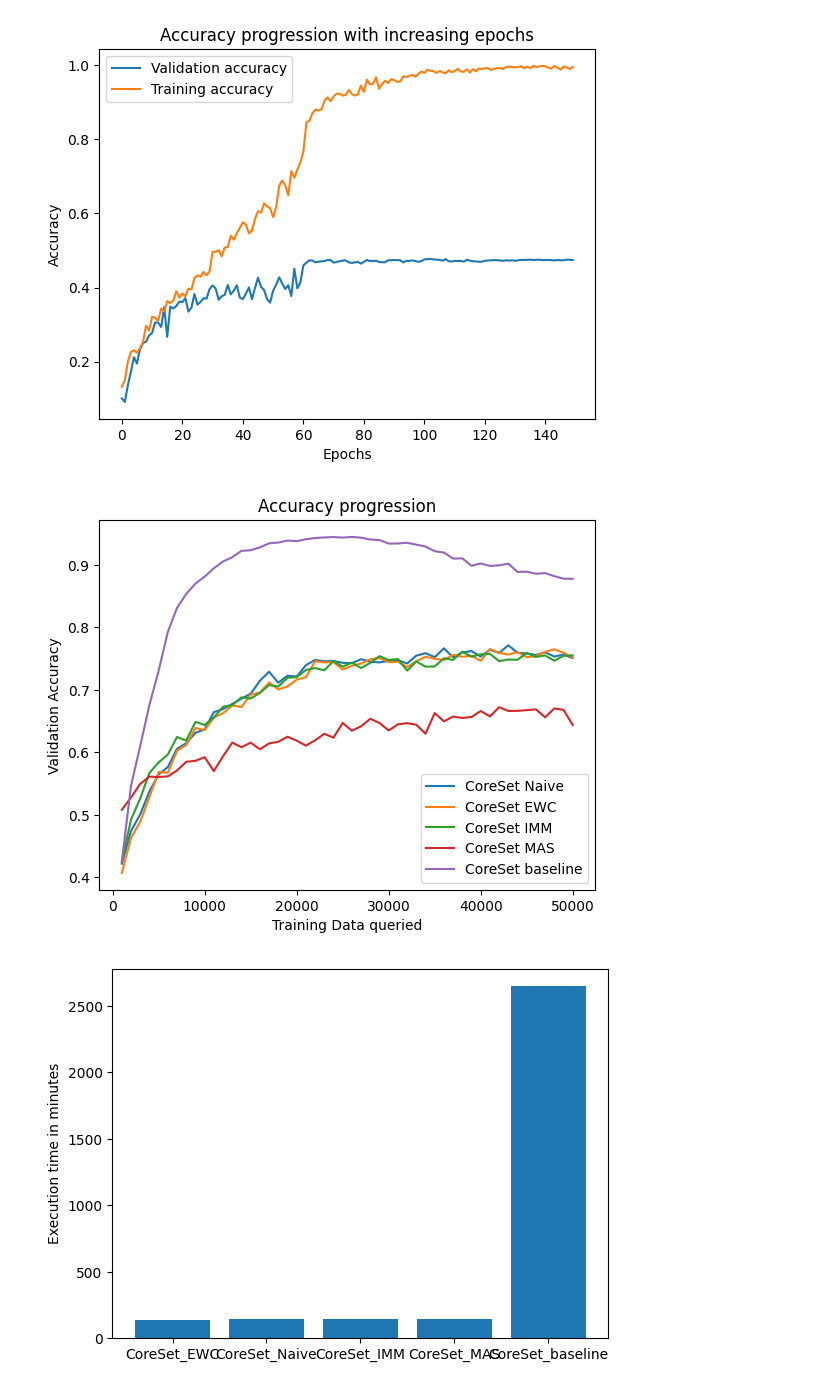
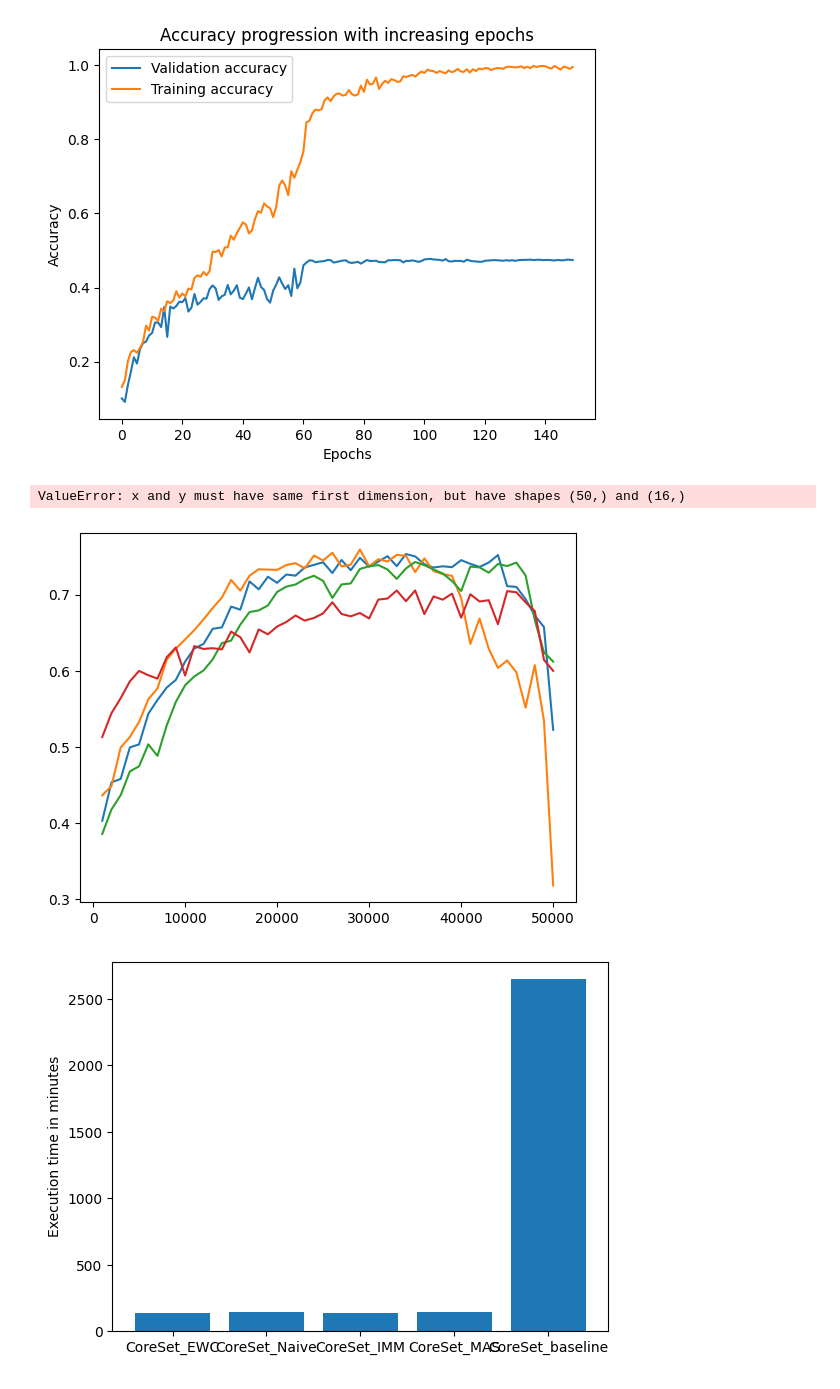
Before and after one commit to FelixMoeller3/calms, a Jupyter notebook: src/evaluation/eval_model_stealing.ipynb, the cells around one changed output. Cells and saved outputs as stored; diff of their text form; code cells hidden in the pictures.

```diff
--- a/src/evaluation/eval_model_stealing.ipynb
+++ b/src/evaluation/eval_model_stealing.ipynb
@@ -630,42 +630,43 @@ Random_MAS = [0.5414, 0.5645, 0.5589, 0.5623, 0.5652, 0.5741, 0.598, 0.5971, 0.5
 Random_IMM = [0.4857, 0.5547, 0.5831, 0.5956, 0.6216, 0.6383, 0.6498, 0.6518, 0.6577, 0.6754, 0.6738, 0.6781, 0.6843, 0.6889, 0.7036, 0.7004, 0.7142, 0.7173, 0.725, 0.7261, 0.7345, 0.7453, 0.7396, 0.7451, 0.7488, 0.7502, 0.7541, 0.7501, 0.7701, 0.7513, 0.7707, 0.7645, 0.7665, 0.7754, 0.7732, 0.7729, 0.7759, 0.7785, 0.7851, 0.7865, 0.7939, 0.7874, 0.7912, 0.7934, 0.7912, 0.7941, 0.7836, 0.7988, 0.7906, 0.7912]
 Random_EWC = [0.4123, 0.4601, 0.4994, 0.5196, 0.5613, 0.5722, 0.5864, 0.5906, 0.6204, 0.6174, 0.619, 0.6358, 0.6455, 0.6424, 0.6498, 0.6439, 0.6558, 0.6612, 0.6552, 0.6731, 0.683, 0.6875, 0.6685, 0.6848, 0.6958, 0.7021, 0.6915, 0.6986, 0.6998, 0.707, 0.716, 0.7361, 0.7173, 0.7249, 0.731, 0.7265, 0.7375, 0.7341, 0.7317, 0.7531, 0.7492, 0.7464, 0.7685, 0.7526, 0.7579, 0.7631, 0.7754, 0.7575, 0.7719, 0.7635]
 Random_Naive = [0.4063, 0.4614, 0.5059, 0.5256, 0.557, 0.5725, 0.5865, 0.5933, 0.607, 0.633, 0.6288, 0.651, 0.6434, 0.6495, 0.6543, 0.6468, 0.6534, 0.6702, 0.6732, 0.6879, 0.6936, 0.6921, 0.6888, 0.7023, 0.6932, 0.7119, 0.7183, 0.7211, 0.7351, 0.7287, 0.7367, 0.7387, 0.7388, 0.7347, 0.7535, 0.7519, 0.7619, 0.7633, 0.7612, 0.768, 0.7665, 0.765, 0.7752, 0.7744, 0.7864, 0.778, 0.7652, 0.7758, 0.7849, 0.7888]
 
 Bald_Naive = [0.4324, 0.4378, 0.4665, 0.5005, 0.5089, 0.5644, 0.5508, 0.5928, 0.5972, 0.6058, 0.6043, 0.6308, 0.6265, 0.6652, 0.6673, 0.6862, 0.6393, 0.6988, 0.6758, 0.6993, 0.6869, 0.6876, 0.7217, 0.7227, 0.7123, 0.7175, 0.7038, 0.7205, 0.7143, 0.7083, 0.6987, 0.7079, 0.6903, 0.6733, 0.7192, 0.7325, 0.7149, 0.695, 0.6963, 0.6547, 0.5834, 0.5881, 0.5515, 0.5206, 0.5775, 0.5436, 0.6089, 0.5544, 0.571, 0.5166]
 Bald_EWC = [0.3978, 0.3948, 0.43, 0.4806, 0.4955, 0.5053, 0.5357, 0.5551, 0.5925, 0.5772, 0.6215, 0.6393, 0.6403, 0.6302, 0.6834, 0.6393, 0.692, 0.6704, 0.7094, 0.7027, 0.7131, 0.6922, 0.718, 0.712, 0.7206, 0.7226, 0.7319, 0.7244, 0.7313, 0.7316, 0.722, 0.7321, 0.7307, 0.7176, 0.7034, 0.7109, 0.719, 0.7016, 0.6918, 0.6942, 0.6551, 0.5919, 0.5106, 0.5204, 0.5209, 0.5677, 0.4936, 0.5382, 0.5794, 0.4456]
 Bald_IMM = [0.4355, 0.4138, 0.502, 0.5221, 0.5394, 0.5638, 0.5595, 0.6165, 0.5828, 0.6025, 0.6324, 0.6185, 0.6421, 0.6194, 0.6366, 0.6619, 0.6727, 0.6955, 0.6946, 0.7082, 0.7065, 0.7132, 0.6897, 0.7108, 0.6785, 0.7135, 0.7063, 0.7199, 0.6798, 0.6975, 0.6636, 0.6849, 0.6763, 0.7039, 0.7004, 0.6898, 0.6051, 0.6457, 0.6089, 0.658, 0.6492, 0.6565, 0.6567, 0.664, 0.6279, 0.6187, 0.6265, 0.5885, 0.5525, 0.5123]
 Bald_MAS = [0.5207, 0.5282, 0.5447, 0.5572, 0.5472, 0.5633, 0.5729, 0.5852, 0.5738, 0.6018, 0.5938, 0.5967, 0.5983, 0.5871, 0.5986, 0.5791, 0.5994, 0.617, 0.6251, 0.624, 0.631, 0.631, 0.6186, 0.6444, 0.6322, 0.6614, 0.6569, 0.6314, 0.6538, 0.6563, 0.6577, 0.652, 0.6316, 0.619, 0.656, 0.663, 0.6641, 0.6721, 0.6636, 0.6752, 0.6837, 0.6651, 0.6513, 0.6449, 0.6614, 0.6662, 0.6541, 0.6412, 0.6411, 0.5745]
 
 CoreSet_IMM = [0.4094, 0.4555, 0.4987, 0.5291, 0.5659, 0.5861, 0.6039, 0.5985, 0.6214, 0.6301, 0.647, 0.6541, 0.6704, 0.655, 0.6707, 0.6868, 0.625, 0.6752, 0.6865, 0.6972, 0.6692, 0.6511, 0.611, 0.6697, 0.6499, 0.7006, 0.5958, 0.7153, 0.7301, 0.7242, 0.7293, 0.7292, 0.7328, 0.7245, 0.7195, 0.6867, 0.6573, 0.7162, 0.7137, 0.7341, 0.7205, 0.7254, 0.6728, 0.702, 0.6982, 0.7027, 0.6457, 0.6343, 0.6734, 0.4869]
-CoreSet_MAS =  [0.5083, 0.5279, 0.5499, 0.5614, 0.5607, 0.5618, 0.5712, 0.5851, 0.5867, 0.5925, 0.5702, 0.594, 0.6158, 0.6085, 0.6157, 0.6052, 0.6145, 0.6171, 0.6252, 0.6189, 0.611, 0.6195, 0.6299, 0.6237, 0.6473, 0.6347, 0.642, 0.6539, 0.6471, 0.6353, 0.645, 0.647, 0.6444, 0.6301, 0.6631, 0.6498, 0.6575, 0.6552, 0.6568, 0.6664, 0.6577, 0.6724, 0.6664, 0.6666, 0.6678, 0.6689, 0.6563, 0.6705, 0.6682, 0.6439]
+CoreSet_MAS =  [0.5041, 0.4827, 0.4867, 0.5158, 0.5393, 0.5445, 0.5534, 0.554, 0.5624, 0.5636, 0.5577, 0.581, 0.5696, 0.5693, 0.5828, 0.5802, 0.5898, 0.5827, 0.5906, 0.5919, 0.5973, 0.6058, 0.6141, 0.6097, 0.5924, 0.5985, 0.6262, 0.6089, 0.6224, 0.6102, 0.6341, 0.6123, 0.6135, 0.6201, 0.6117, 0.6224, 0.6344, 0.6306, 0.6183, 0.63, 0.639, 0.6305, 0.6161, 0.617, 0.6205, 0.6056, 0.6067, 0.5994, 0.6114, 0.5621]
 CoreSet_EWC = [0.4437, 0.4689, 0.5144, 0.5494, 0.585, 0.626, 0.6121, 0.6397, 0.6408, 0.6627, 0.6662, 0.6717, 0.6935, 0.6563, 0.6719, 0.6463, 0.6923, 0.6826, 0.7191, 0.6973, 0.6963, 0.6901, 0.6959, 0.6951, 0.7047, 0.6858, 0.7235, 0.7131, 0.6835, 0.6538, 0.6925, 0.7121, 0.7184, 0.6976, 0.7155, 0.6704, 0.7229, 0.6981, 0.7281, 0.7199, 0.7107, 0.6726, 0.7173, 0.7102, 0.7074, 0.6906, 0.6756, 0.7173, 0.6713, 0.6062]
 CoreSet_Naive = [0.4368, 0.4509, 0.4666, 0.5149, 0.5761, 0.5958, 0.5957, 0.6135, 0.6443, 0.6399, 0.641, 0.6722, 0.6787, 0.6648, 0.71, 0.7155, 0.7267, 0.7196, 0.7067, 0.7287, 0.7264, 0.7158, 0.7178, 0.6974, 0.7, 0.6249, 0.728, 0.7094, 0.7329, 0.731, 0.7272, 0.7258, 0.7508, 0.7517, 0.7331, 0.6893, 0.7197, 0.6913, 0.7023, 0.6468, 0.6864, 0.5704, 0.6965, 0.6971, 0.6924, 0.7151, 0.6973, 0.7007, 0.637, 0.5213]
 
 Badge_Naive = [0.4031, 0.4535, 0.458, 0.4994, 0.5034, 0.5435, 0.5617, 0.5779, 0.5881, 0.612, 0.6293, 0.6352, 0.6551, 0.657, 0.6843, 0.6802, 0.7174, 0.7069, 0.7235, 0.7155, 0.7264, 0.7249, 0.7357, 0.7391, 0.7425, 0.7284, 0.7455, 0.7321, 0.7484, 0.7367, 0.7434, 0.7505, 0.7374, 0.7533, 0.7502, 0.74, 0.7356, 0.7372, 0.7361, 0.7453, 0.7404, 0.7364, 0.7421, 0.752, 0.7111, 0.7102, 0.6941, 0.6726, 0.6574, 0.5225]
-Badge_MAS = [0.5315, 0.5524, 0.5565, 0.5745, 0.5747, 0.584, 0.5671, 0.5923, 0.6024, 0.6018, 0.6092, 0.6034, 0.6262, 0.6162, 0.6227, 0.6207, 0.6214, 0.6096, 0.6308, 0.6387, 0.6373, 0.6494, 0.6377, 0.6361, 0.6426, 0.6425, 0.6425, 0.6529, 0.6268, 0.6232, 0.6429, 0.6237, 0.6383, 0.6419, 0.6536, 0.6702, 0.6475, 0.6692, 0.66, 0.6624, 0.6719, 0.6663, 0.6749, 0.6547, 0.6733, 0.6637, 0.6584, 0.6668, 0.6587, 0.6826]
+Badge_MAS =  [0.5131, 0.5443, 0.564, 0.5861, 0.5998, 0.5942, 0.5897, 0.6177, 0.6307, 0.5938, 0.6324, 0.6287, 0.6297, 0.6281, 0.6514, 0.6441, 0.6241, 0.6543, 0.6479, 0.6581, 0.6641, 0.6726, 0.6659, 0.6694, 0.6754, 0.69, 0.6746, 0.6715, 0.6759, 0.6687, 0.6935, 0.6949, 0.7054, 0.6914, 0.7055, 0.6745, 0.6976, 0.6934, 0.7013, 0.6697, 0.7005, 0.691, 0.6927, 0.6612, 0.7046, 0.7031, 0.6899, 0.6784, 0.6143, 0.5999]
 Badge_IMM = [0.3858, 0.4179, 0.4367, 0.4679, 0.4746, 0.5034, 0.4883, 0.5281, 0.5593, 0.5809, 0.5926, 0.6004, 0.615, 0.6364, 0.6396, 0.6606, 0.6771, 0.6793, 0.6858, 0.7035, 0.7105, 0.7133, 0.7203, 0.7248, 0.718, 0.6956, 0.7134, 0.7147, 0.7337, 0.7373, 0.7388, 0.733, 0.7207, 0.7344, 0.7429, 0.7387, 0.7331, 0.7278, 0.718, 0.7047, 0.7368, 0.7358, 0.7288, 0.7403, 0.7375, 0.7421, 0.7253, 0.6668, 0.6242, 0.6121]
 Badge_EWC = [0.4365, 0.4486, 0.4992, 0.5131, 0.5328, 0.5625, 0.5769, 0.6145, 0.6291, 0.6412, 0.6534, 0.6674, 0.6824, 0.6961, 0.7193, 0.7052, 0.7249, 0.7333, 0.7329, 0.7325, 0.7388, 0.7414, 0.7345, 0.7513, 0.7448, 0.755, 0.737, 0.7394, 0.7593, 0.7371, 0.7466, 0.7434, 0.7522, 0.751, 0.7296, 0.7476, 0.731, 0.7269, 0.7247, 0.6955, 0.6353, 0.6686, 0.6289, 0.6038, 0.6136, 0.598, 0.5517, 0.6074, 0.5342, 0.3181]
 
 Random_Baseline = [0.3948, 0.5239, 0.5761, 0.6254, 0.651, 0.679, 0.711, 0.7217, 0.7434, 0.7644, 0.7825, 0.803, 0.8149, 0.838, 0.8561, 0.8652, 0.8761, 0.8875, 0.8924, 0.8972, 0.8998, 0.9101, 0.9109, 0.913, 0.9159, 0.9167, 0.9219, 0.923, 0.9227, 0.9256, 0.9248, 0.9285, 0.9278, 0.9321, 0.9337, 0.9347, 0.9337, 0.9367, 0.9404, 0.94, 0.9394, 0.9407, 0.9462, 0.9446, 0.9457, 0.948, 0.9489, 0.9508, 0.9488, 0.9508]
 Badge_Baseline = [0.5367, 0.6631, 0.7508, 0.8224, 0.86, 0.8771, 0.8925, 0.9017, 0.9089, 0.9114, 0.9203, 0.9231, 0.926, 0.9289, 0.9291, 0.9341]
-Lc_Baseline = [0.5654, 0.7463, 0.8306, 0.8761, 0.9006, 0.9172, 0.9301, 0.937, 0.9446, 0.9452, 0.9489, 0.9491, 0.9463, 0.9489, 0.9448, 0.9435]
+Lc_Baseline = [0.4312, 0.5754, 0.6769, 0.7354, 0.7855, 0.8364, 0.8579, 0.8756, 0.8862, 0.902, 0.9118, 0.9194, 0.9276, 0.9314, 0.9362, 0.9381, 0.9403, 0.9417, 0.9442, 0.944, 0.9468, 0.9452, 0.9452, 0.9454, 0.94, 0.9375, 0.9463, 0.9432, 0.9432, 0.9411, 0.936, 0.9322, 0.927, 0.9252, 0.9195, 0.9163, 0.9082, 0.9098, 0.9005, 0.8942, 0.9015, 0.8935, 0.8851, 0.8874, 0.8827, 0.8829, 0.8668, 0.8651, 0.8649, 0.8677]
 CoreSet_Baseline = [0.4254, 0.5469, 0.6106, 0.6762, 0.7309, 0.793, 0.8314, 0.8538, 0.8703, 0.8814, 0.8947, 0.9056, 0.9124, 0.9226, 0.9236, 0.9282, 0.9346, 0.9359, 0.9391, 0.9381, 0.9412, 0.9431, 0.9441, 0.9447, 0.9438, 0.9449, 0.9437, 0.9407, 0.9399, 0.9342, 0.9344, 0.9356, 0.9325, 0.9296, 0.922, 0.9199, 0.9102, 0.9106, 0.8987, 0.9025, 0.8985, 0.8995, 0.9021, 0.8889, 0.8893, 0.8859, 0.887, 0.8821, 0.8781, 0.8779]
 Bald_Baseline = [0.5792, 0.7462, 0.8322, 0.8767, 0.9034, 0.9212, 0.9353, 0.9402, 0.9437, 0.9497, 0.948, 0.9488, 0.9477, 0.9498, 0.9465, 0.9467]
 
 x = [(i+1)*1000 for i in range(50)]
 
-plt.plot(x[:len(CoreSet_Naive)],CoreSet_Naive,label="CoreSet Naive")
-plt.plot(x[:len(CoreSet_EWC)],CoreSet_EWC,label="CoreSet EWC")
-plt.plot(x[:len(CoreSet_IMM)],CoreSet_IMM,label="CoreSet IMM")
-plt.plot(x[:len(CoreSet_MAS)],CoreSet_MAS,label="CoreSet MAS")
-plt.plot(x[:len(CoreSet_Baseline)],CoreSet_Baseline,label="CoreSet baseline")
+plt.plot(x,Badge_Naive,label="Badge Naive")
+plt.plot(x,Badge_EWC,label="Badge EWC")
+plt.plot(x,Badge_IMM,label="Badge IMM")
+plt.plot(x,Badge_MAS,label="Badge MAS")
+plt.plot(x,Badge_Baseline,label="Badge baseline")
 plt.title("Accuracy progression")
 plt.xlabel("Training Data queried")
 plt.ylabel("Validation Accuracy")
 plt.legend()
 plt.show()
 # %% [output]
+ValueError: x and y must have same first dimension, but have shapes (50,) and (16,)
-[figure, old version]
+[figure, new version]
 # %%
 # 1000 Queries time
 LC_Naive = '00h:49m:36s'
```
Also changed, not shown: parts of 5 cells of this notebook.
